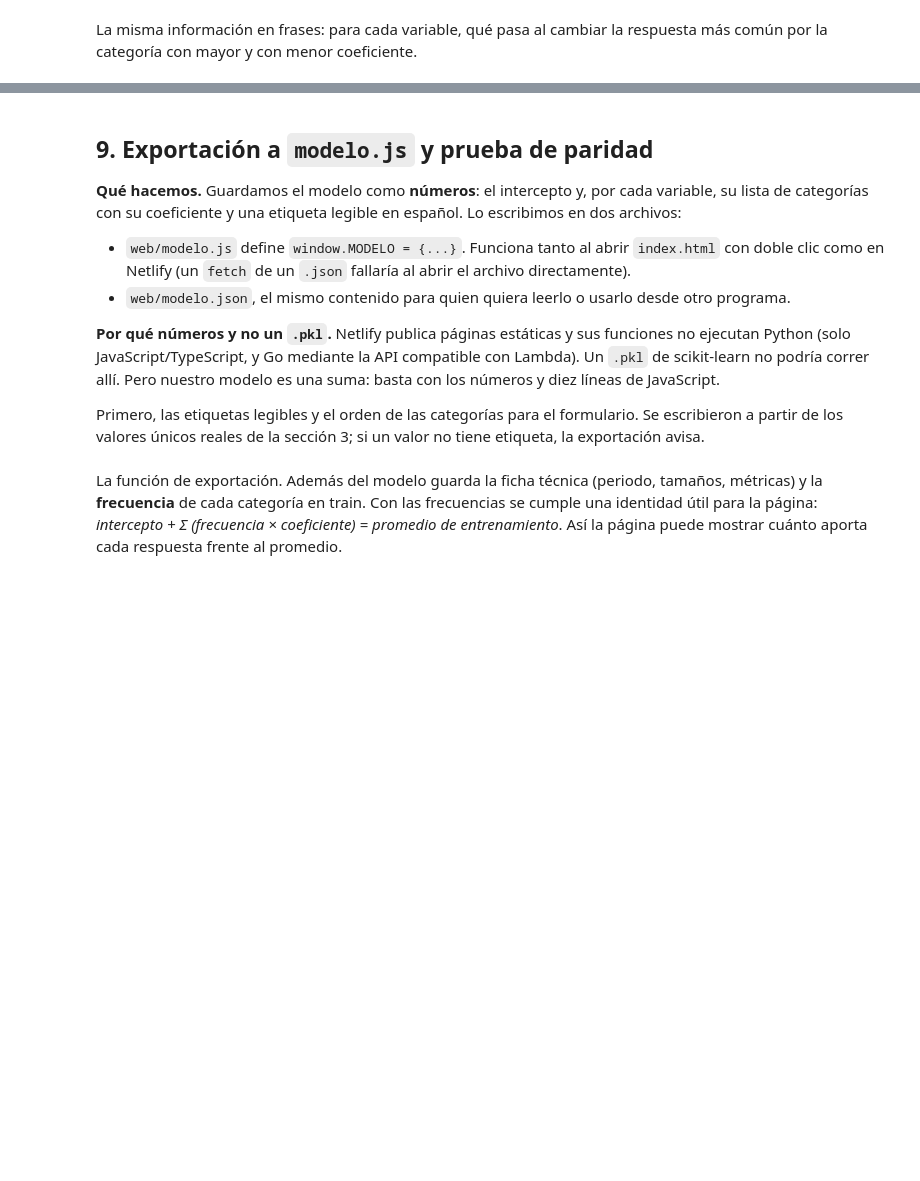
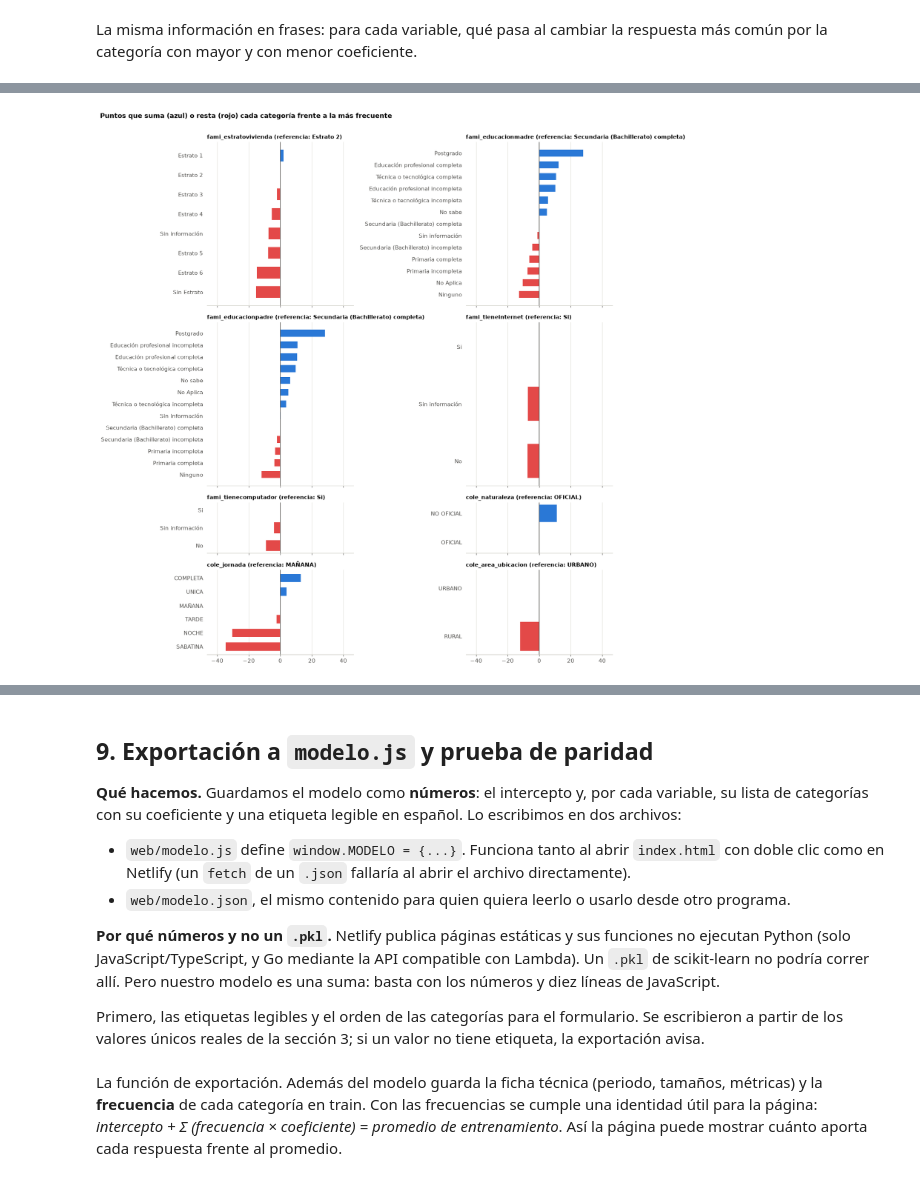
Before and after one commit to Daniel01010101010101/Ejercicio_ejemplo_machine_learning, a Jupyter notebook: notebooks/saber11_modelo.ipynb, the cells around one changed output, grey strips where cells are left out. Cells and saved outputs as stored; diff of their text form; code cells hidden in the pictures; blank space fills up the shorter version.

```diff
--- a/notebooks/saber11_modelo.ipynb
+++ b/notebooks/saber11_modelo.ipynb
@@ -416,15 +571,16 @@ def agrupar_raras(datos: pd.DataFrame, frecuentes: dict) -> pd.DataFrame:
         datos[columna] = datos[columna].where(datos[columna].isin(conservar), OTRA)
     return datos
 # %%
-x = datos[VARIABLES]
+x = datos[CANDIDATAS]
 y = datos[OBJETIVO]
 x_train, x_test, y_train, y_test = train_test_split(x, y, test_size=PROPORCION_PRUEBA, random_state=SEMILLA)
 
-frecuentes = aprender_frecuentes(x_train, VARIABLES, MIN_CASOS)   # se aprende SOLO con train
-raras = {v: sorted(set(x_train[v]) - frecuentes[v]) for v in VARIABLES}
+frecuentes = aprender_frecuentes(x_train, CANDIDATAS, MIN_CASOS)   # se aprende SOLO con train
+raras = {v: sorted(set(x_train[v]) - frecuentes[v]) for v in CANDIDATAS}
 raras = {v: r for v, r in raras.items() if r}
 x_train = agrupar_raras(x_train, frecuentes)
-x_test = agrupar_raras(x_test, frecuentes)                        # misma regla para test
+x_test = agrupar_raras(x_test, frecuentes)                         # misma regla para test
 
 print(f"Entrenamiento: {fmt(len(x_train))} estudiantes · Prueba: {fmt(len(x_test))} estudiantes")
+print(f"Error típico del promedio de {MIN_CASOS} estudiantes: {fmt(y_train.std() / math.sqrt(MIN_CASOS), 1)} puntos")
 print(f"Categorías agrupadas (menos de {MIN_CASOS} casos en train):", raras or "ninguna")
@@ -449,0 +665,9 @@ def crear_modelo(variables: list[str], alpha: float = ALPHA) -> Pipeline:
+# %%
+VARIABLES = ['fami_estratovivienda', 'fami_educacionmadre', 'fami_educacionpadre', 'fami_tieneinternet', 'fami_tienecomputador', 'cole_naturaleza', 'cole_jornada', 'cole_area_ubicacion', 'cole_depto_ubicacion']
+MOTIVOS_FUERA = {'fami_tieneautomovil': 'Casi no aporta en validación: su información ya la traen el estrato, el computador y el internet.', 'cole_bilingue': 'La peor calidad de datos (18 % de faltantes) y un aporte mínimo en validación.'}
+
+r2_final, mae_final = validar(VARIABLES)
+print(f"{len(VARIABLES)} variables en el modelo: {', '.join(VARIABLES)}")
+print(f"Fuera del modelo: {[v for v in CANDIDATAS if v not in VARIABLES]}")
+print(f"Validación con las {len(VARIABLES)}: R² {fmt(r2_final, 3)} · MAE {fmt(mae_final, 2)} "
+      f"(con las 11: R² {fmt(r2_todas, 3)} · MAE {fmt(mae_todas, 2)})")
@@ -561,9 +835,14 @@ def frase(puntos):
     return f"suma {fmt(puntos, 1)}" if puntos >= 0 else f"resta {fmt(-puntos, 1)}"
 
 
-for variable, grupo in tabla_coef.groupby("variable", sort=False):
+# Solo categorías que aparecen en el formulario (al menos MIN_CASOS estudiantes en train).
+visibles = tabla_coef[tabla_coef["estudiantes (train)"] >= MIN_CASOS]
+for variable, grupo in visibles.groupby("variable", sort=False):
     ref = grupo["referencia"].iloc[0]
-    alta = grupo.loc[grupo["vs. más frecuente"].idxmax()]
-    baja = grupo.loc[grupo["vs. más frecuente"].idxmin()]
-    print(f"{variable}: pasar de «{ref}» a «{alta['categoría']}» {frase(alta['vs. más frecuente'])} puntos; "
-          f"a «{baja['categoría']}» {frase(baja['vs. más frecuente'])} puntos.")
+    otras = grupo[grupo["categoría"] != ref]
+    alta = otras.loc[otras["vs. más frecuente"].idxmax()]
+    baja = otras.loc[otras["vs. más frecuente"].idxmin()]
+    texto = f"{variable}: pasar de «{ref}» a «{alta['categoría']}» {frase(alta['vs. más frecuente'])} puntos"
+    if baja["categoría"] != alta["categoría"]:
+        texto += f"; a «{baja['categoría']}», {frase(baja['vs. más frecuente'])}"
+    print(texto + ".")
@@ -570,24 +859,26 @@ for variable, grupo in tabla_coef.groupby("variable", sort=False):
 # %%
 otras = [v for v in VARIABLES if v != "cole_depto_ubicacion"]
 columnas_grafica = 2
 filas_grafica = math.ceil(len(otras) / columnas_grafica)
-alturas = [max(len(tabla_coef[tabla_coef.variable == v]) for v in otras[i:i + columnas_grafica]) + 1.5
+alturas = [max(len(visibles[visibles.variable == v]) for v in otras[i:i + columnas_grafica]) + 1.5
            for i in range(0, len(otras), columnas_grafica)]
 fig, ejes = plt.subplots(filas_grafica, columnas_grafica, figsize=(13, sum(alturas) * 0.32 + 1),
                          gridspec_kw={"height_ratios": alturas}, sharex=True)
-limite = tabla_coef["vs. más frecuente"].abs().max() * 1.15
+limite = visibles["vs. más frecuente"].abs().max() * 1.15
 for ax, variable in zip(ejes.flat, otras):
-    grupo = tabla_coef[tabla_coef.variable == variable].sort_values("vs. más frecuente")
+    grupo = visibles[visibles.variable == variable].sort_values("vs. más frecuente")
     colores = [GRIS if abs(d) < 1e-9 else (AZUL if d > 0 else ROJO) for d in grupo["vs. más frecuente"]]
     ax.barh(grupo["categoría"], grupo["vs. más frecuente"], color=colores, height=0.6)
     ax.axvline(0, color=TINTA_2, linewidth=1)
     ax.set_title(f"{variable} (referencia: {grupo['referencia'].iloc[0]})", fontsize=10)
     ax.set_xlim(-limite, limite)
     ax.grid(axis="y", visible=False)
 for ax in list(ejes.flat)[len(otras):]:
     ax.set_visible(False)
 fig.suptitle("Puntos que suma (azul) o resta (rojo) cada categoría frente a la más frecuente", x=0.01, ha="left",
              fontweight="bold")
-plt.tight_layout()
+plt.tight_layout(rect=(0, 0, 1, 0.975))
 plt.show()
+# %% [output]
+[figure, added]
 # %%
```
Also changed, not shown: parts of 54 cells of this notebook.
